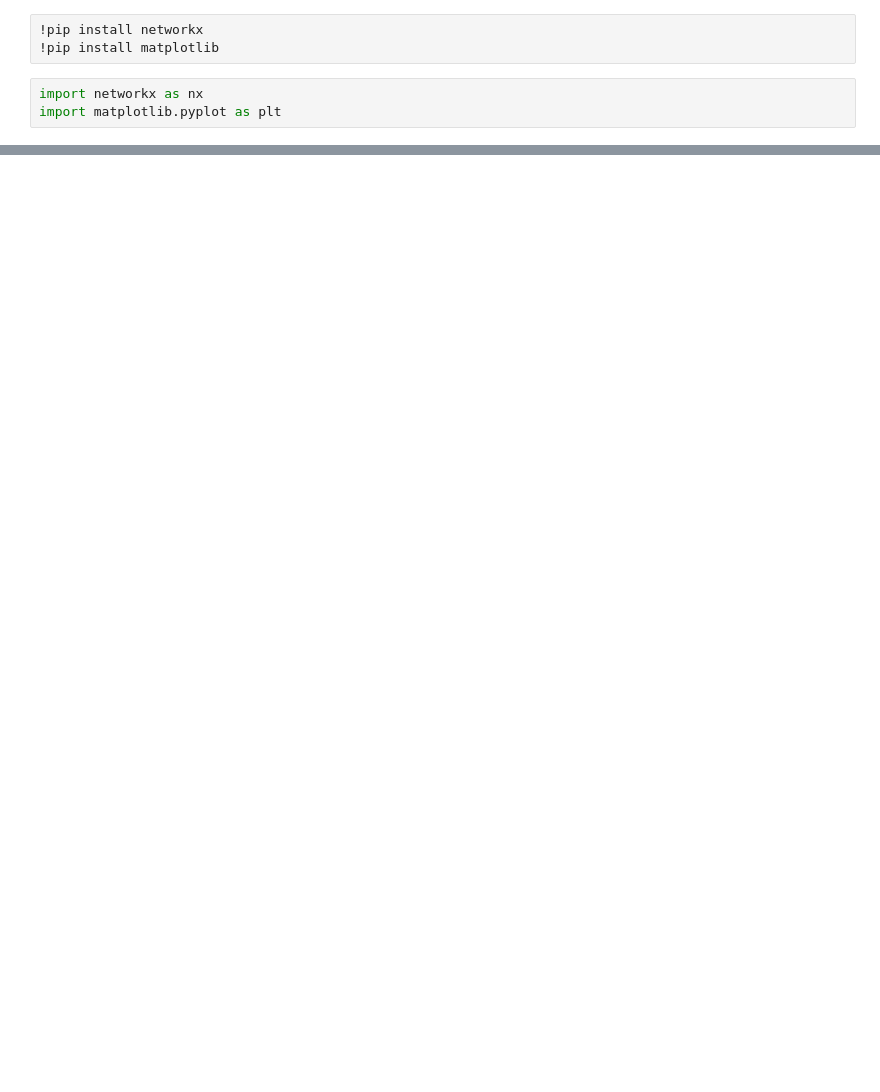
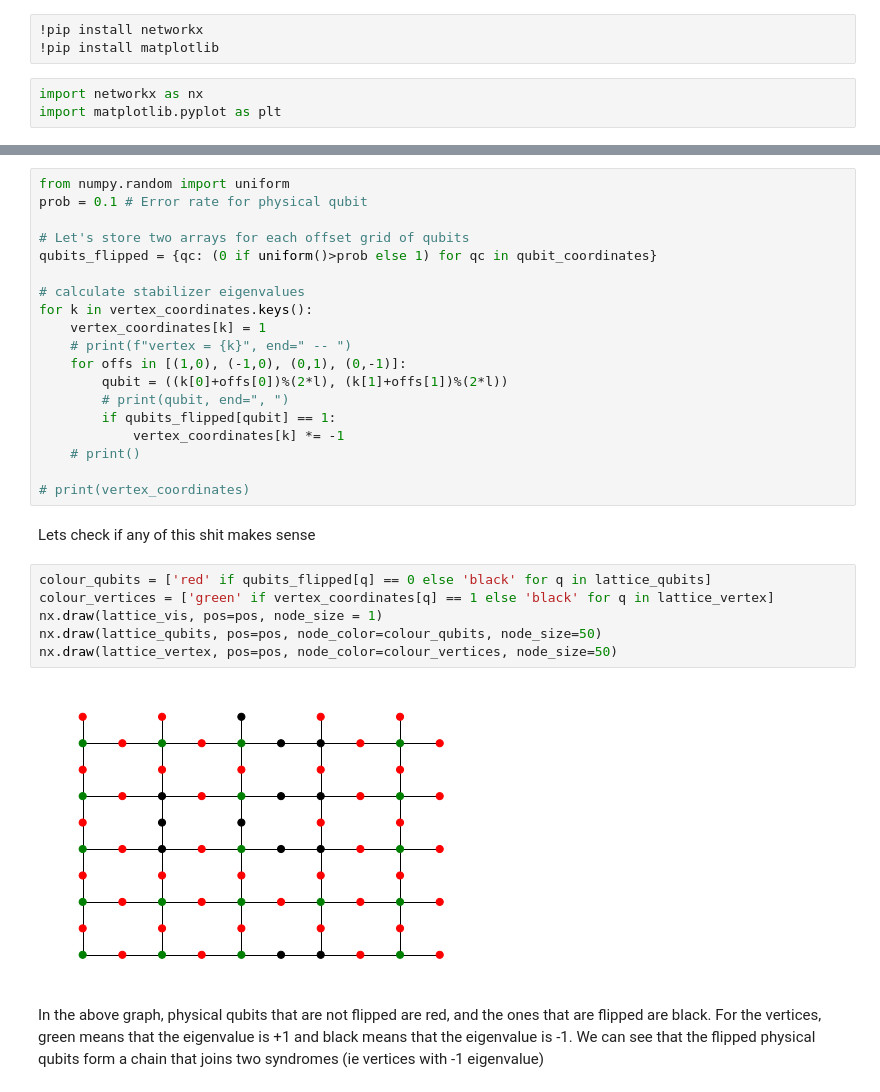
Before and after one commit to Acceleraizer/PHY160fp-topoQEC, a Jupyter notebook: sim.ipynb, the cells around one changed output, grey strips where cells are left out. Cells and saved outputs as stored; diff of their text form; blank space fills up the shorter version.

```diff
--- a/sim.ipynb
+++ b/sim.ipynb
@@ -31,0 +42,31 @@ nx.draw(lattice_qubits, pos=pos, node_color = 'r')
+# %%
+from numpy.random import uniform
+prob = 0.1 # Error rate for physical qubit
+
+# Let's store two arrays for each offset grid of qubits
+qubits_flipped = {qc: (0 if uniform()>prob else 1) for qc in qubit_coordinates}
+
+# calculate stabilizer eigenvalues
+for k in vertex_coordinates.keys():
+    vertex_coordinates[k] = 1
+    # print(f"vertex = {k}", end=" -- ")
+    for offs in [(1,0), (-1,0), (0,1), (0,-1)]:
+        qubit = ((k[0]+offs[0])%(2*l), (k[1]+offs[1])%(2*l))
+        # print(qubit, end=", ")
+        if qubits_flipped[qubit] == 1:
+            vertex_coordinates[k] *= -1
+    # print()
+
+# print(vertex_coordinates)
+# %% [markdown]
+Lets check if any of this shit makes sense
+# %%
+colour_qubits = ['red' if qubits_flipped[q] == 0 else 'black' for q in lattice_qubits]
+colour_vertices = ['green' if vertex_coordinates[q] == 1 else 'black' for q in lattice_vertex]
+nx.draw(lattice_vis, pos=pos, node_size = 1)
+nx.draw(lattice_qubits, pos=pos, node_color=colour_qubits, node_size=50)
+nx.draw(lattice_vertex, pos=pos, node_color=colour_vertices, node_size=50)
+# %% [output]
+[figure, added]
+# %% [markdown]
+In the above graph, physical qubits that are not flipped are red, and the ones that are flipped are black. For the vertices, green means that the eigenvalue is +1 and black means that the eigenvalue is -1. We can see that the flipped physical qubits form a chain that joins two syndromes (ie vertices with -1 eigenvalue)
```
Also changed, not shown: parts of 4 cells of this notebook.
